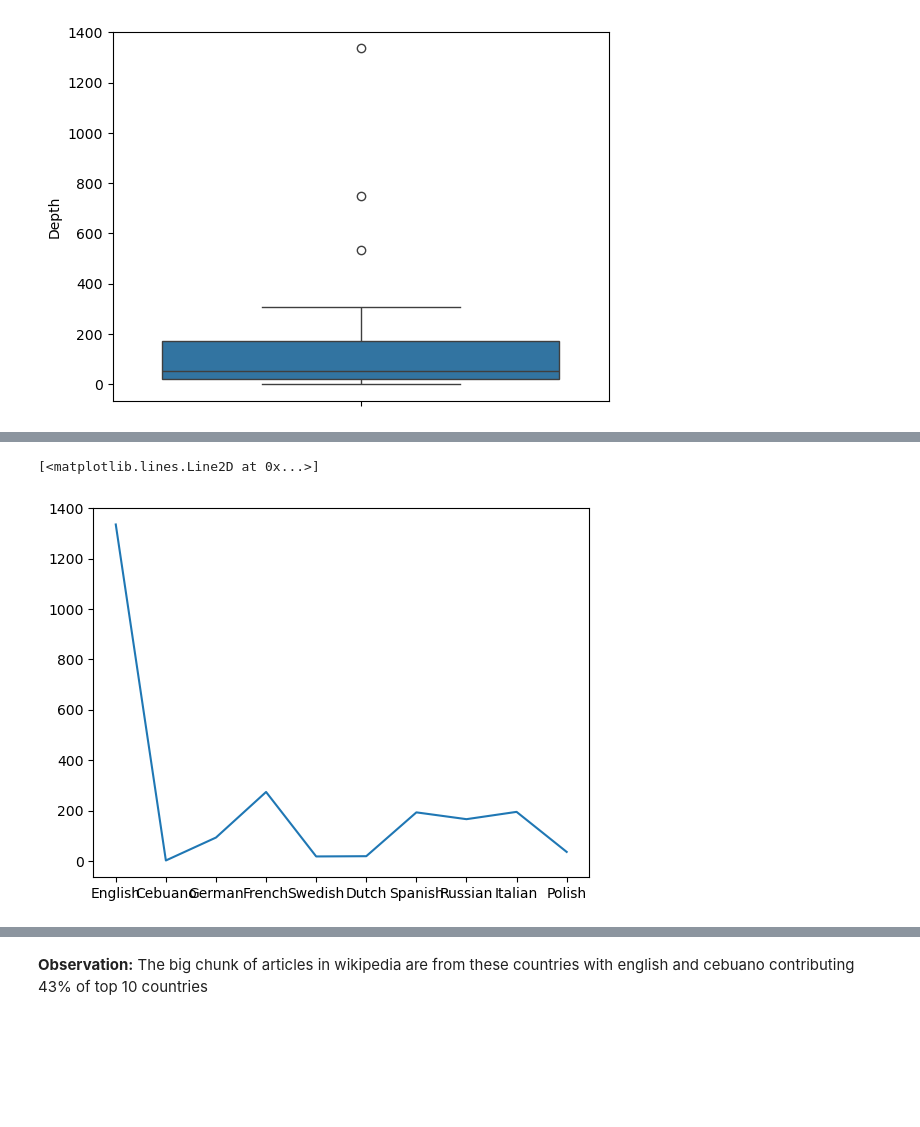
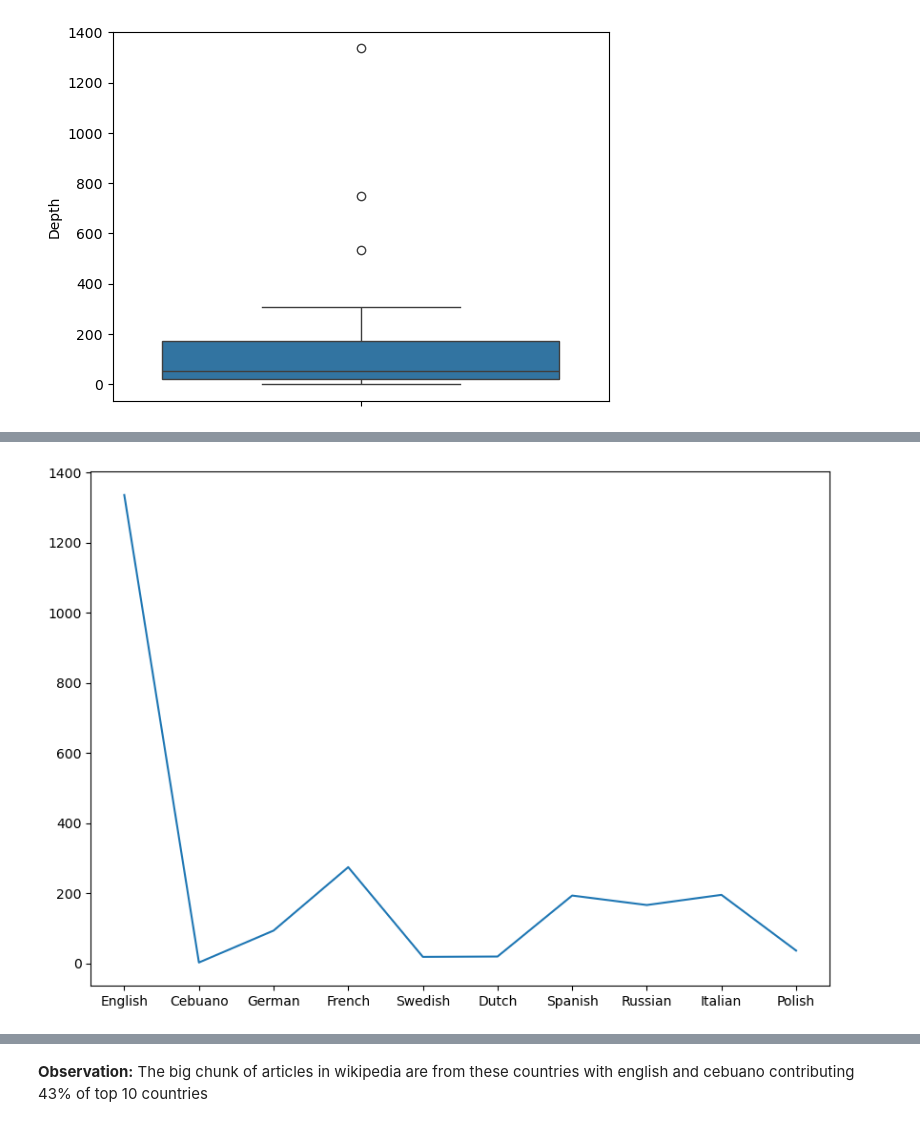
Before and after one commit to mvardhan2003/Wikipedia-Data-Analysis, a Jupyter notebook: Eda_on_wikipedias.ipynb, the cells around one changed output, grey strips where cells are left out. Cells and saved outputs as stored; diff of their text form; code cells hidden in the pictures; blank space fills up the shorter version.

Commit message:
Update analysis and visuals

```diff
--- a/Eda_on_wikipedias.ipynb
+++ b/Eda_on_wikipedias.ipynb
@@ -306,7 +286,8 @@ df
 # %%
+plt.figure(figsize=(10,7))
 plt.plot(df['Language'][:10],df['Depth'][:10])
+plt.savefig("results/Articles_Vs_Depth_top10.png")
 # %% [output]
-[<matplotlib.lines.Line2D at 0x...>]
-[figure, old version]
+[figure, new version]
 # %%
 plt.pie(df['Articles'][:10],labels=df['Language'][:10],autopct='%1.2f%%')
```
Also changed, not shown: parts of 27 cells of this notebook, 11 other files.
